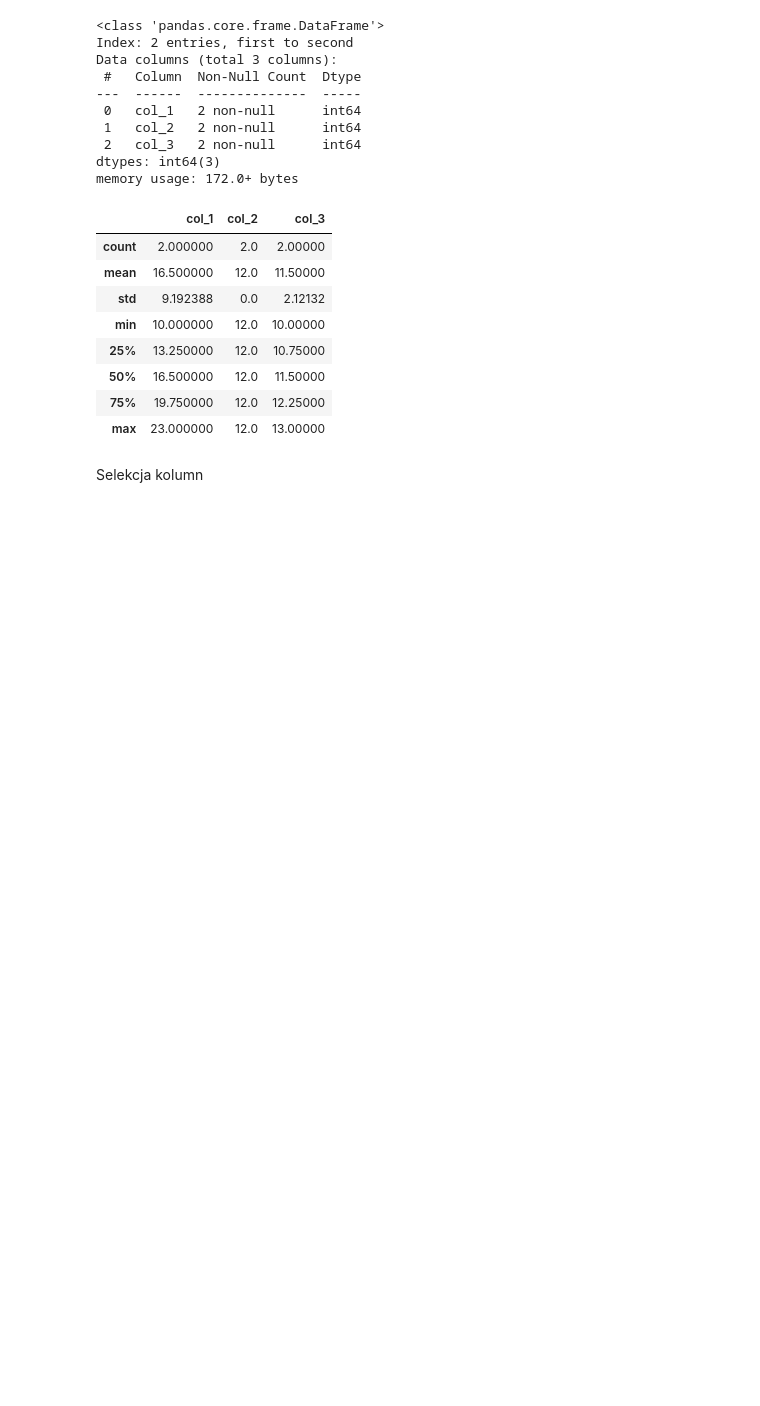
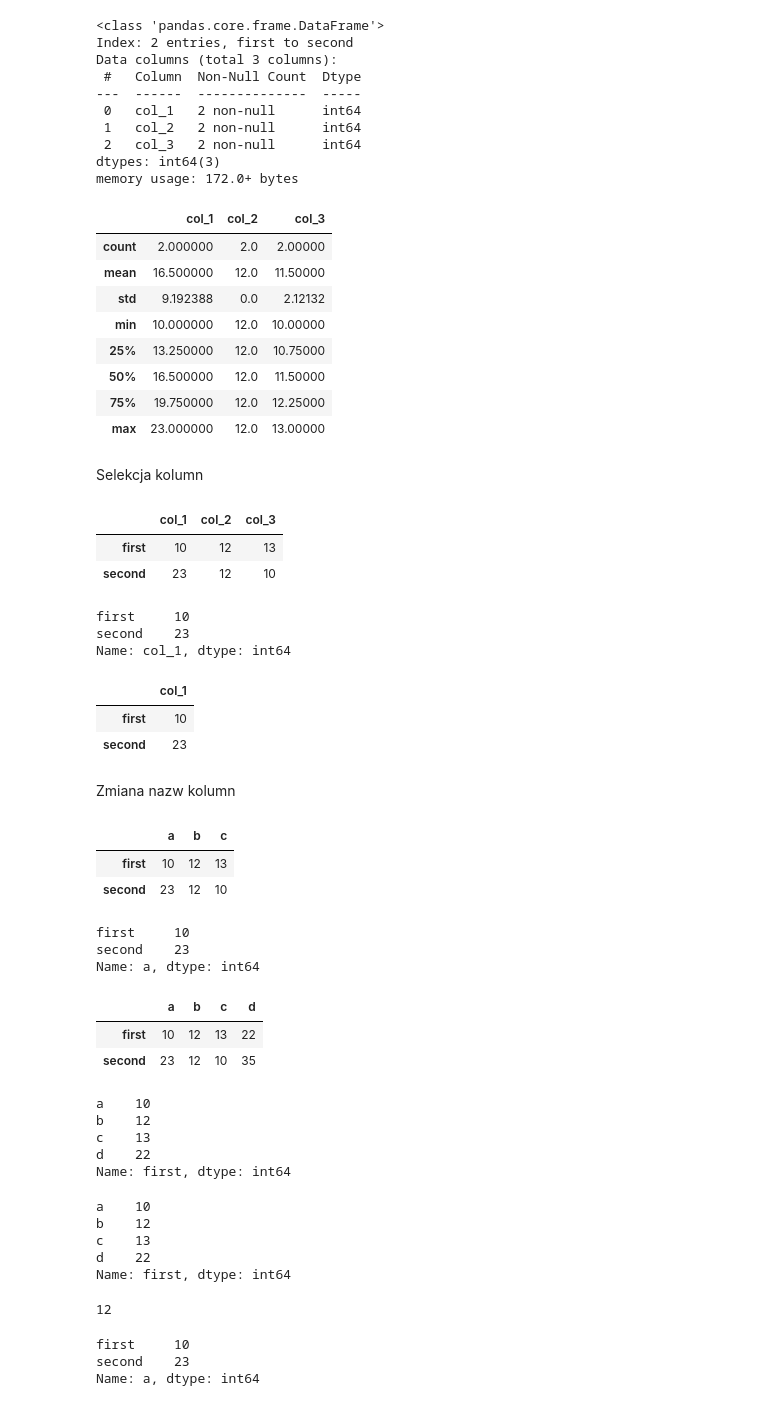
Before and after one commit to piaseckazaneta/data-science-bootcamp, a Jupyter notebook: pandas_dataframe.ipynb, the cells around one changed output. Saved outputs shown, nothing was run; the diff lists cells and outputs as text; code cells hidden in the pictures; blank space fills up the shorter version.

```diff
--- a/pandas_dataframe.ipynb
+++ b/pandas_dataframe.ipynb
@@ -81,3 +81,73 @@ df.describe()
 | max | 23.000000 | 12.0 | 13.00000 |
 # %% [markdown]
 Selekcja kolumn
+# %%
+df
+# %% [output]
+|  | col_1 | col_2 | col_3 |
+| first | 10 | 12 | 13 |
+| second | 23 | 12 | 10 |
+# %%
+df['col_1'] # ten zapis zwraca obiekt typu Series / w Series może być tylko 1 obiekt, jednego typu
+# %% [output]
+first     10
+second    23
+Name: col_1, dtype: int64
+# %%
+# Jeżeli chcemy wyciąć naszą kolumnę i otrzymać dataframe, musimy użyć podwójny nawias kwiadratowy [[]]
+df[['col_1']]
+# %% [output]
+|  | col_1 |
+| first | 10 |
+| second | 23 |
+# %% [markdown]
+Zmiana nazw kolumn
+# %%
+df.columns = ['a', 'b', 'c'] #ten zapis nadpisze nam nazwy kolumn
+df
+# %% [output]
+|  | a | b | c |
+| first | 10 | 12 | 13 |
+| second | 23 | 12 | 10 |
+# %%
+df.a #tak też można wyciąć kolumnę z dataframe, ale w wyniku dostajemy typ Series - trzeba o tym pamietac
+# %% [output]
+first     10
+second    23
+Name: a, dtype: int64
+# %%
+# Wygenerowanie nowej kolumny, zawierającej wartość sumaryczną z kolumn a i b
+df['d'] = df.a + df.b
+df
+# %% [output]
+|  | a | b | c | d |
+| first | 10 | 12 | 13 | 22 |
+| second | 23 | 12 | 10 | 35 |
+# %%
+# Inne metody
+df.loc['first'] # metoda loc pozwala wycinać obiekty (wiersze) po nazwach
+# %% [output]
+a    10
+b    12
+c    13
+d    22
+Name: first, dtype: int64
+# %%
+df.iloc[0] # metoda loc wycinająca obiekty po numerach
+# %% [output]
+a    10
+b    12
+c    13
+d    22
+Name: first, dtype: int64
+# %%
+# Wycinanie pojedynczego elementu (trzeba podać który wiersz i która kolumna) - metodą loc
+df.loc['first', 'b']
+# %% [output]
+12
+# %%
+df.loc[:,'a'] # wycinanie kolumny metodą loc (: - wszystkie wiersze, nazwa kolumny)
+# %% [output]
+first     10
+second    23
+Name: a, dtype: int64
```
